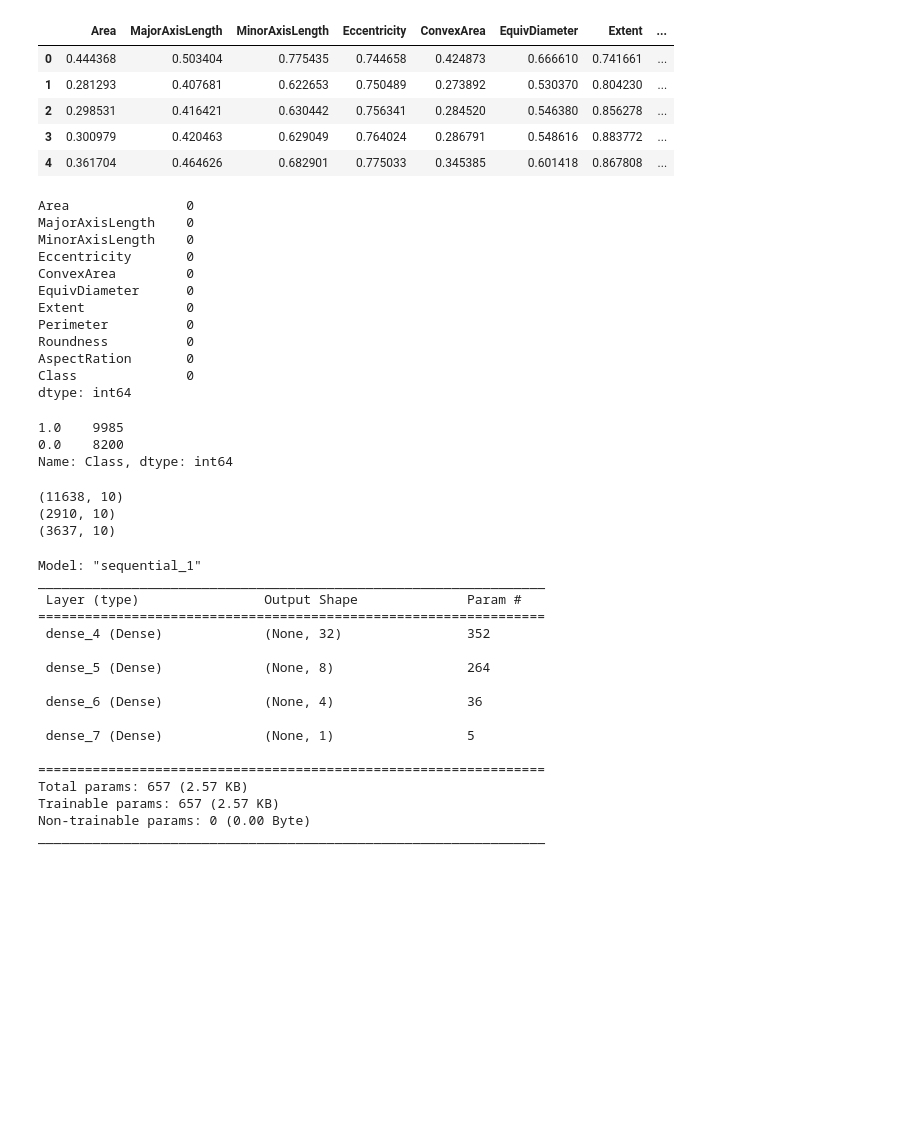
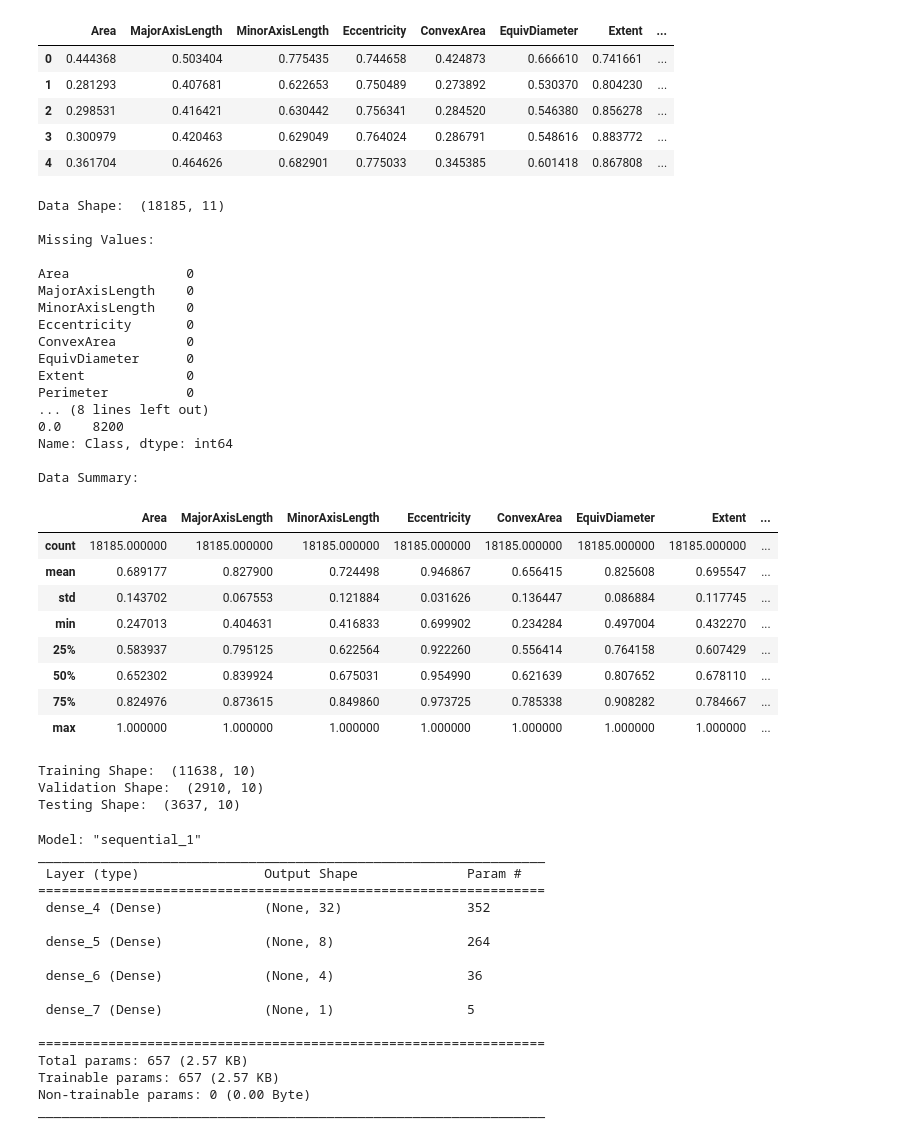
Before and after one commit to omaratef3221/tensorflow_tutorials, a Jupyter notebook: TF_Ex_1_Tabular_Classification.ipynb, the cells around one changed output. Saved outputs shown, nothing was run; the diff lists cells and outputs as text; code cells hidden in the pictures; blank space fills up the shorter version.

```diff
--- a/TF_Ex_1_Tabular_Classification.ipynb
+++ b/TF_Ex_1_Tabular_Classification.ipynb
@@ -43,41 +52,60 @@ Output possibilities:  [1. 0.]
 | 2 | 0.298531 | 0.416421 | 0.630442 | 0.756341 | 0.284520 | 0.546380 | 0.856278 | ... |
 | 3 | 0.300979 | 0.420463 | 0.629049 | 0.764024 | 0.286791 | 0.548616 | 0.883772 | ... |
 | 4 | 0.361704 | 0.464626 | 0.682901 | 0.775033 | 0.345385 | 0.601418 | 0.867808 | ... |
-# %%
-data.isnull().sum()
-# %% [output]
-Area               0
-MajorAxisLength    0
-MinorAxisLength    0
-Eccentricity       0
-ConvexArea         0
-EquivDiameter      0
-Extent             0
-Perimeter          0
-Roundness          0
-AspectRation       0
-Class              0
-dtype: int64
+# %%
+print("Data Shape: ", data.shape)
+print()
+
+print("Missing Values: \n")
+print(data.isnull().sum())
+print()
+
+print("Classes Distribution:\n\n", data["Class"].value_counts())
+
+print()
+print("Data Summary: \n",)
+data.describe()
+# %% [output]
+Data Shape:  (18185, 11)
+
+Missing Values:
+
+Area               0
+MajorAxisLength    0
+MinorAxisLength    0
+Eccentricity       0
+ConvexArea         0
+EquivDiameter      0
+Extent             0
+Perimeter          0
+... (8 lines left out)
+0.0    8200
+Name: Class, dtype: int64
+
+Data Summary:
+|  | Area | MajorAxisLength | MinorAxisLength | Eccentricity | ConvexArea | EquivDiameter | Extent | ... |
+| count | 18185.000000 | 18185.000000 | 18185.000000 | 18185.000000 | 18185.000000 | 18185.000000 | 18185.000000 | ... |
+| mean | 0.689177 | 0.827900 | 0.724498 | 0.946867 | 0.656415 | 0.825608 | 0.695547 | ... |
+| std | 0.143702 | 0.067553 | 0.121884 | 0.031626 | 0.136447 | 0.086884 | 0.117745 | ... |
+| min | 0.247013 | 0.404631 | 0.416833 | 0.699902 | 0.234284 | 0.497004 | 0.432270 | ... |
+| 25% | 0.583937 | 0.795125 | 0.622564 | 0.922260 | 0.556414 | 0.764158 | 0.607429 | ... |
+| 50% | 0.652302 | 0.839924 | 0.675031 | 0.954990 | 0.621639 | 0.807652 | 0.678110 | ... |
+| 75% | 0.824976 | 0.873615 | 0.849860 | 0.973725 | 0.785338 | 0.908282 | 0.784667 | ... |
+| max | 1.000000 | 1.000000 | 1.000000 | 1.000000 | 1.000000 | 1.000000 | 1.000000 | ... |
 # %%
 X = data.iloc[:,:-1]
 Y = data.iloc[:, -1]
 # %%
 x_train, x_test, y_train, y_test = train_test_split(X, Y, test_size = 0.2)
 x_train, x_val, y_train, y_val = train_test_split(x_train, y_train, test_size = 0.2)
-# %%
-data["Class"].value_counts()
-# %% [output]
-1.0    9985
-0.0    8200
-Name: Class, dtype: int64
 # %%
-print(x_train.shape)
-print(x_val.shape)
-print(x_test.shape)
+print("Training Shape: ", x_train.shape)
+print("Validation Shape: ", x_val.shape)
+print("Testing Shape: ", x_test.shape)
 # %% [output]
-(11638, 10)
-(2910, 10)
-(3637, 10)
+Training Shape:  (11638, 10)
+Validation Shape:  (2910, 10)
+Testing Shape:  (3637, 10)
 # %%
 model = tf.keras.Sequential([
   Input(shape = x_train.shape[1]),
```
Also changed, not shown: parts of 6 cells of this notebook.
